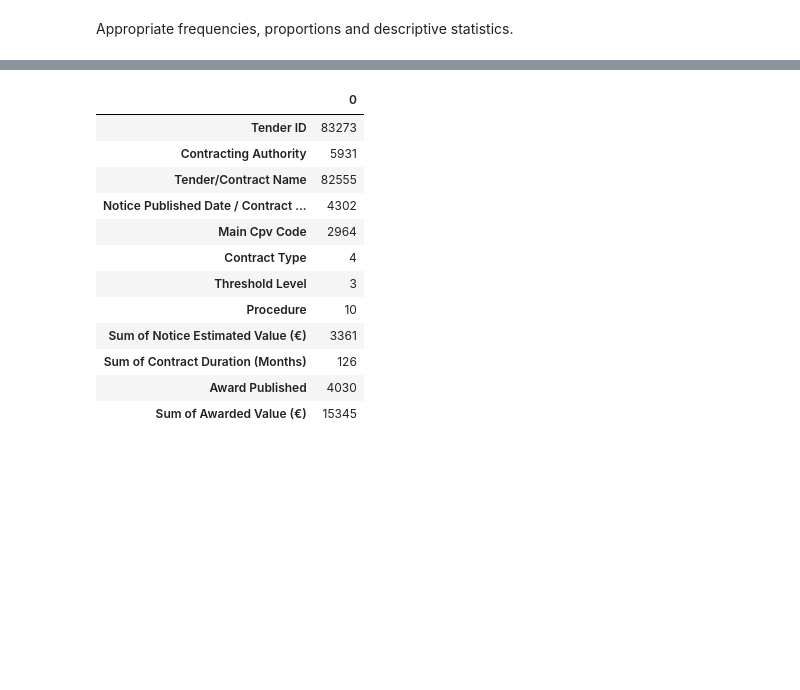
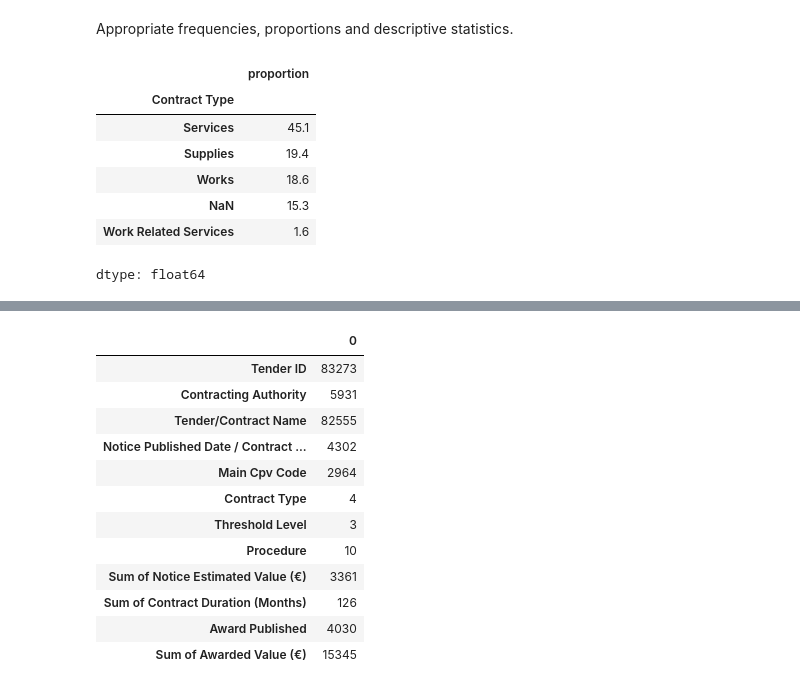
Before and after one commit to KaterynaKon/irish-tender-value, a Jupyter notebook: public_tender_value.ipynb, the cells around one changed output, grey strips where cells are left out. Cells and saved outputs as stored; diff of their text form; code cells hidden in the pictures; blank space fills up the shorter version.

```diff
--- a/public_tender_value.ipynb
+++ b/public_tender_value.ipynb
@@ -165,3 +170,14 @@ d.head()
 | 4 | 7558528.0 | Health Service Executive (HSE) | HSE 28286 - Provision of Business... | 30/06/2026 | 72000000.0 | ... |
 # %% [markdown]
 Appropriate frequencies, proportions and descriptive statistics.
+# %%
+d["Contract Type"].value_counts(normalize=True, dropna=False).mul(100).round(1)
+# %% [output]
+|  | proportion |
+| Contract Type |  |
+| Services | 45.1 |
+| Supplies | 19.4 |
+| Works | 18.6 |
+| NaN | 15.3 |
+| Work Related Services | 1.6 |
+dtype: float64
```
Also changed, not shown: parts of 5 cells of this notebook.
